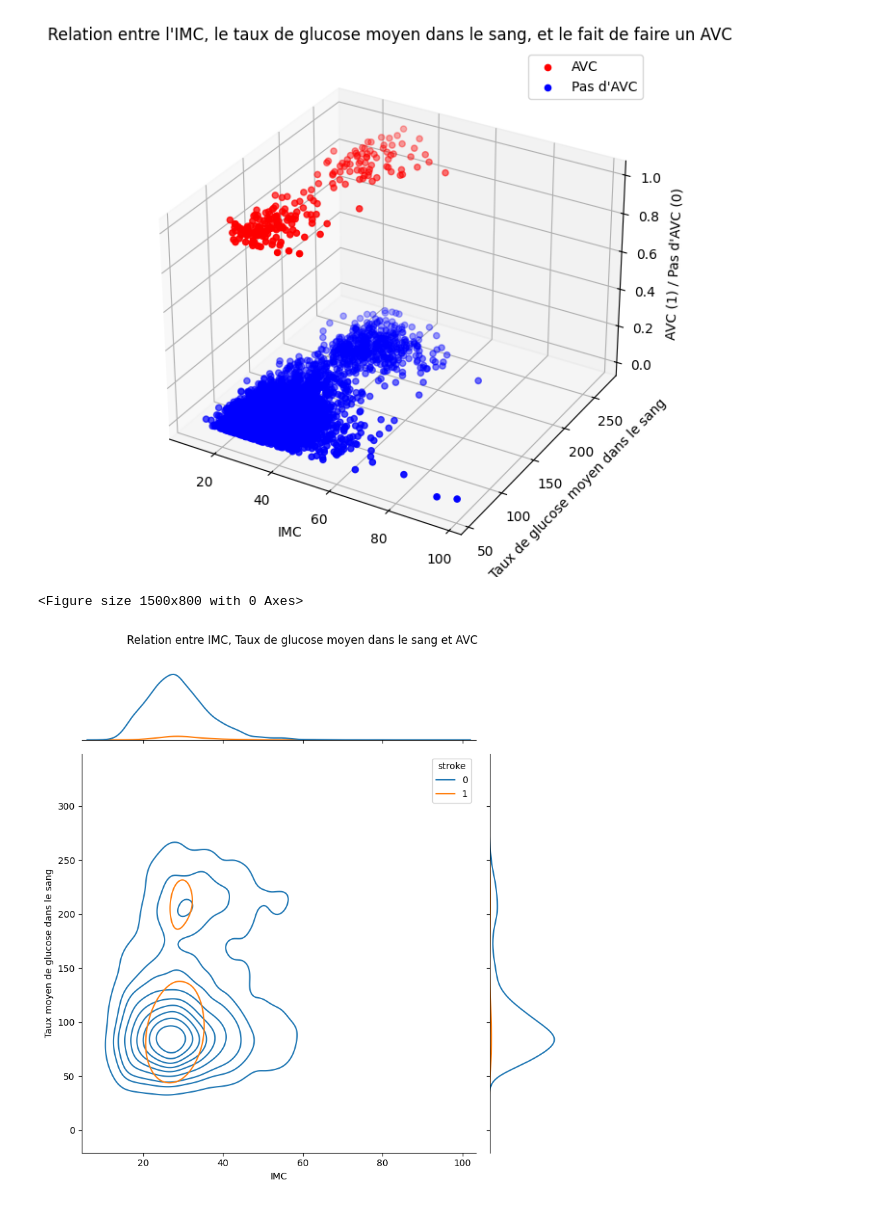
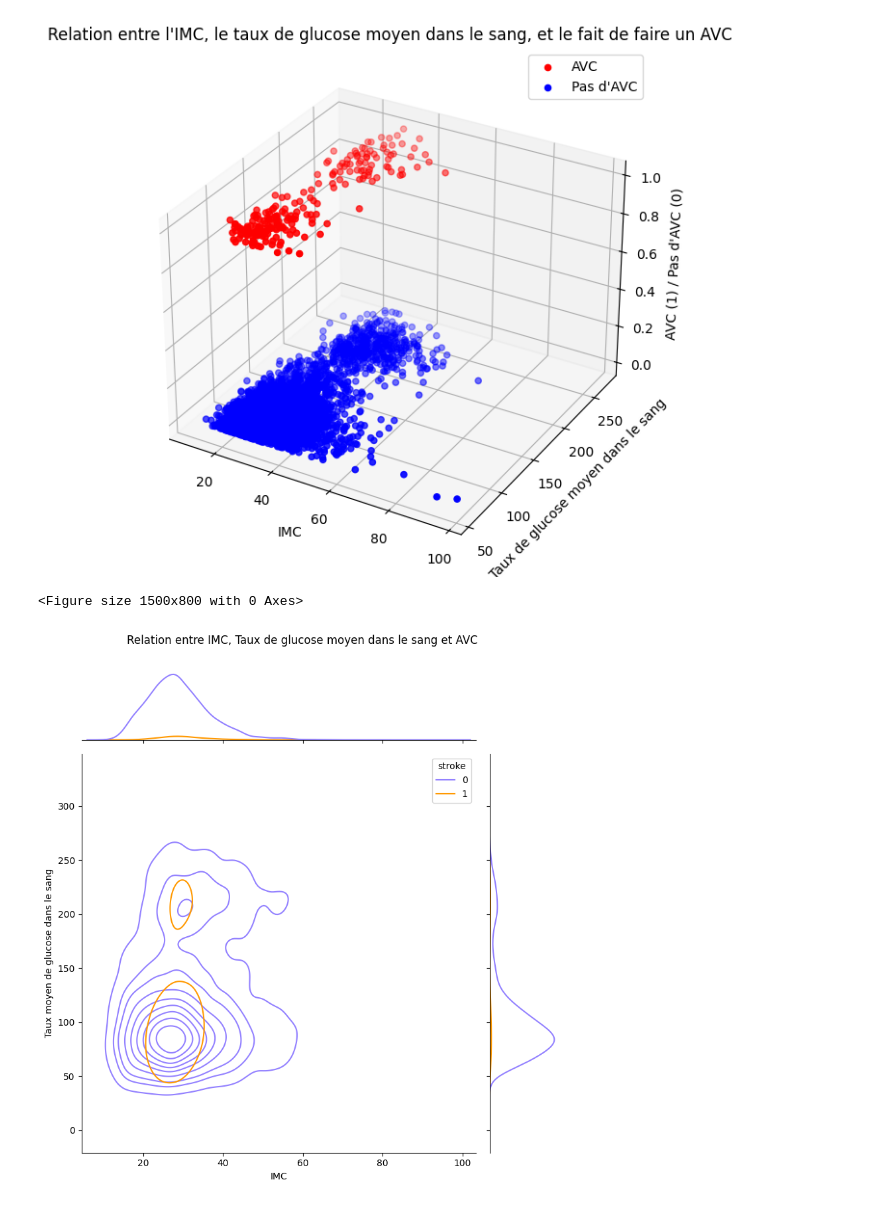
Before and after one commit to VpourVictor/DATA_Visualisation, a Jupyter notebook: Victor.ipynb, the cells around one changed output. Saved outputs shown, nothing was run; the diff lists cells and outputs as text; code cells hidden in the pictures.

```diff
--- a/Victor.ipynb
+++ b/Victor.ipynb
@@ -282,16 +282,16 @@ fig.show()
 # %%
 df = pd.read_csv("healthcare-dataset-stroke-data.csv")
 id = df[df["gender"] == "Other"].index
 df = df.drop(id)
 
 
 plt.figure(figsize=(15, 8))
-g = sns.jointplot(x='bmi', y='avg_glucose_level', data=df, kind='kde', hue='stroke', height=8)
+g = sns.jointplot(x='bmi', y='avg_glucose_level', data=df, kind='kde', hue='stroke', height=8, palette={0: "#9381FF", 1: "#FF9900"})
 g.set_axis_labels('IMC', 'Taux moyen de glucose dans le sang')
 plt.suptitle('Relation entre IMC, Taux de glucose moyen dans le sang et AVC', y=1.05)
 plt.show()
 # %% [output]
 <Figure size 1500x800 with 0 Axes>
-[figure, old version]
+[figure, new version]
 # %%
 df = pd.read_csv("healthcare-dataset-stroke-data.csv")
```
Also changed, not shown: parts of 3 cells of this notebook.
